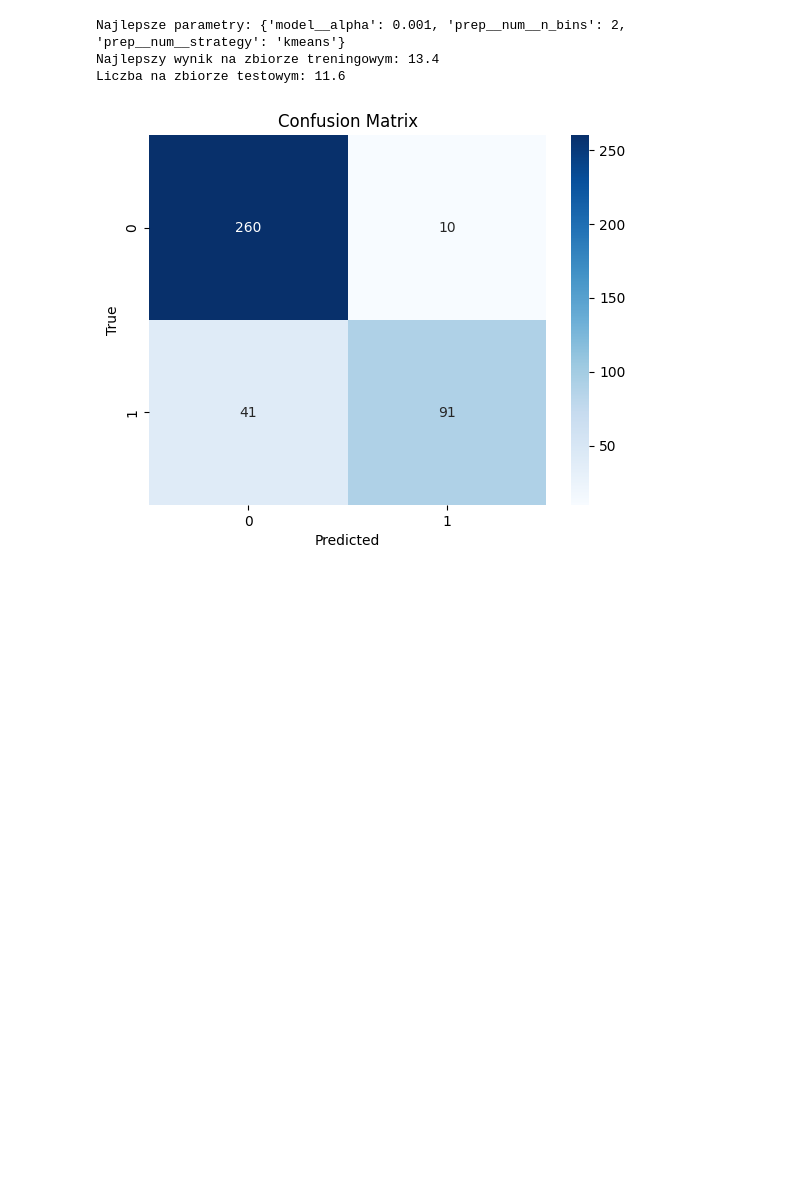
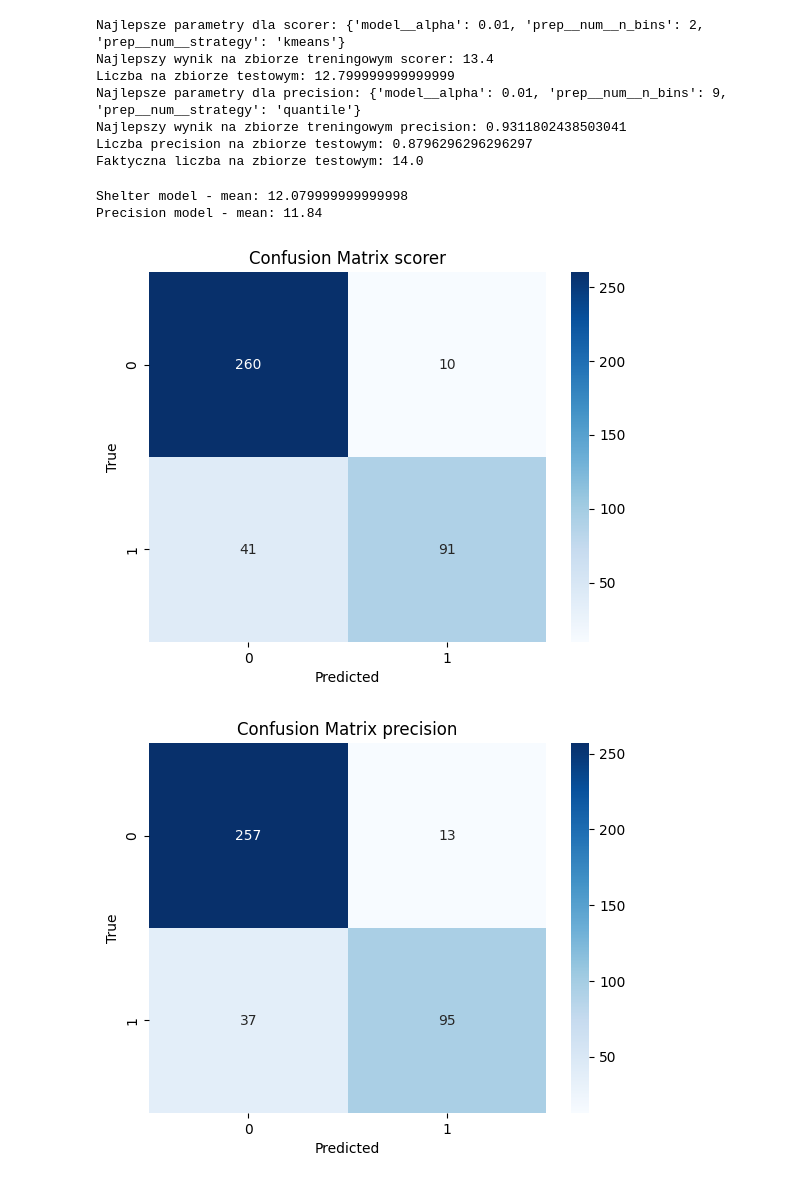
Before and after one commit to Zajecia-na-PWr-LR/lista-4-projekt-grupowy-lematy, a Jupyter notebook: Naiwny_Bayes.ipynb, the cells around one changed output. Drawn from its saved outputs; the diff is of its cells as text; code cells hidden in the pictures; blank space fills up the shorter version.

```diff
--- a/Naiwny_Bayes.ipynb
+++ b/Naiwny_Bayes.ipynb
@@ -56,9 +55,8 @@ pipeline = Pipeline([
     ('model', CategoricalNB())
 ])
 
-alpha = [0.001, 0.01, 0.05, 0.10, 0.20, 0.50, 1.0, 1.5]
-# alpha = [x / 10 for  x in range(1, 11)]
-#0.1, 0.2, ..., 1.0
+alpha = [0.01, 0.10, 0.20, 0.50, 1.0]
+
 
 n_bins = range(2, 11)
 #2, 3, ..., 10
@@ -69,36 +67,75 @@ param_grid = {
     'model__alpha': alpha
 }
 
-grid_search = GridSearchCV(pipeline, param_grid, cv=5, scoring=scorer)
-grid_search.fit(X_train, y_train)
+grid_search_scorer = GridSearchCV(pipeline, param_grid, cv=5, scoring=scorer)
+grid_search_scorer.fit(X_train, y_train)
 
-print(f"Najlepsze parametry: {grid_search.best_params_}")
-print("Najlepszy wynik na zbiorze treningowym:", grid_search.best_score_)
+grid_search_precision = GridSearchCV(pipeline, param_grid, cv=5, scoring="precision")
+grid_search_precision.fit(X_train, y_train)
 
-model = grid_search.best_estimator_
-y_pred = model.predict(X_test)
+print(f"Najlepsze parametry dla scorer: {grid_search_scorer.best_params_}")
+print("Najlepszy wynik na zbiorze treningowym scorer:", grid_search_scorer.best_score_)
 
-number = shelter_score(y_test, y_pred)
+model_scorer = grid_search_scorer.best_estimator_
+y_pred_scorer = model_scorer.predict_proba(X_test)
+
+number = shelter_score(y_test, y_pred_scorer)
 print(f"Liczba na zbiorze testowym: {number}")
+
+print(f"Najlepsze parametry dla precision: {grid_search_precision.best_params_}")
+print("Najlepszy wynik na zbiorze treningowym precision:", grid_search_precision.best_score_)
+
+model_precision = grid_search_precision.best_estimator_
+y_pred_precision_bin = model_precision.predict(X_test)
+y_pred_precision = model_precision.predict_proba(X_test)
+
+precision = precision_score(y_test, y_pred_precision_bin)
+print(f"Liczba precision na zbiorze testowym: {precision}")
+
+number = shelter_score(y_test, y_pred_precision)
+print(f"Faktyczna liczba na zbiorze testowym: {number}")
 # %% [output]
-Najlepsze parametry: {'model__alpha': 0.001, 'prep__num__n_bins': 2, 'prep__num__strategy': 'kmeans'}
-Najlepszy wynik na zbiorze treningowym: 13.4
-Liczba na zbiorze testowym: 11.6
+Najlepsze parametry dla scorer: {'model__alpha': 0.01, 'prep__num__n_bins': 2, 'prep__num__strategy': 'kmeans'}
+Najlepszy wynik na zbiorze treningowym scorer: 13.4
+Liczba na zbiorze testowym: 12.799999999999999
+Najlepsze parametry dla precision: {'model__alpha': 0.01, 'prep__num__n_bins': 9, 'prep__num__strategy': 'quantile'}
+Najlepszy wynik na zbiorze treningowym precision: 0.9311802438503041
+Liczba precision na zbiorze testowym: 0.8796296296296297
+Faktyczna liczba na zbiorze testowym: 14.0
+# %%
+from sklearn.model_selection import cross_val_score
+
+scores_shelter_on_test = cross_val_score(model_scorer, X_test, y_test, cv=5, scoring=scorer)
+scores_precision_on_test = cross_val_score(model_precision, X_test, y_test, cv=5, scoring=scorer)
+
+print("Shelter model - mean:", scores_shelter_on_test.mean())
+print("Precision model - mean:", scores_precision_on_test.mean())
+# %% [output]
+Shelter model - mean: 12.079999999999998
+Precision model - mean: 11.84
 # %%
-
 from sklearn.metrics import confusion_matrix
 
 import seaborn as sns
 import matplotlib.pyplot as plt
 
+y_pred_scorer_bin = model_scorer.predict(X_test)
 
-
-cm = confusion_matrix(y_test, y_pred)
+cm = confusion_matrix(y_test, y_pred_scorer_bin)
 
 sns.heatmap(cm, annot=True, fmt='d', cmap='Blues')
 plt.xlabel('Predicted')
 plt.ylabel('True')
-plt.title('Confusion Matrix')
+plt.title('Confusion Matrix scorer')
 plt.show()
+
+cm = confusion_matrix(y_test, y_pred_precision_bin)
+
+sns.heatmap(cm, annot=True, fmt='d', cmap='Blues')
+plt.xlabel('Predicted')
+plt.ylabel('True')
+plt.title('Confusion Matrix precision')
+plt.show()
 # %% [output]
-[figure, old version]
+[figure, new version]
+[figure, added]
```
Also changed, not shown: parts of 4 cells of this notebook, 2 other files.
